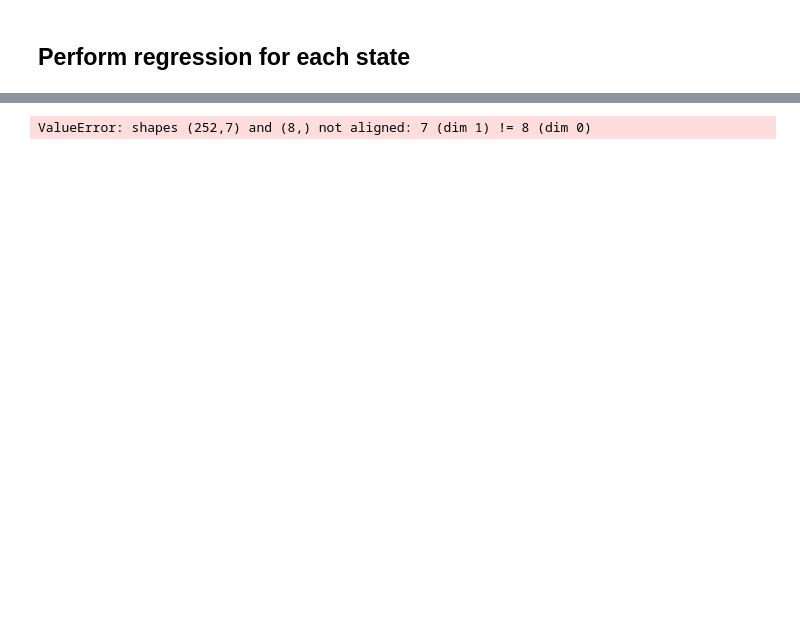
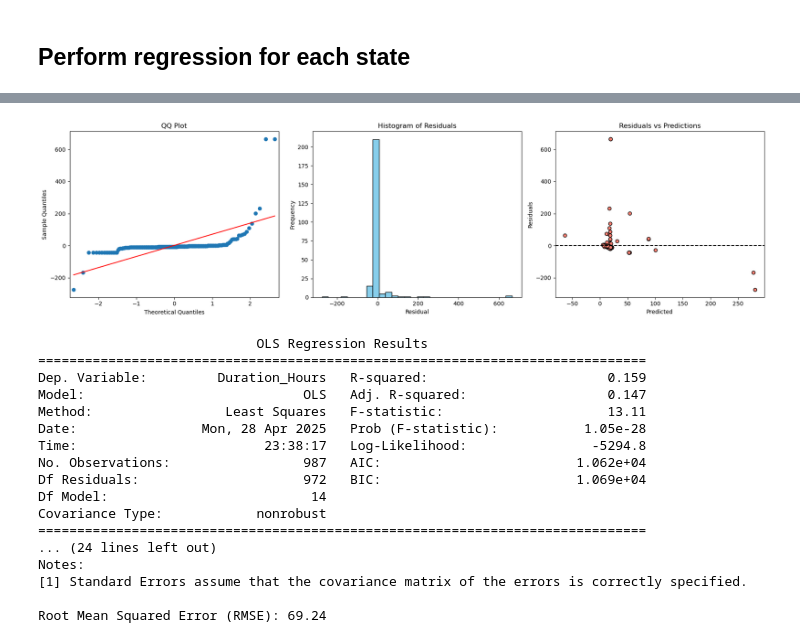
Before and after one commit to JerryZ-code/JZ_IFN695, a Jupyter notebook: 3.3.regression_with_unique_outages.ipynb, the cells around one changed output, grey strips where cells are left out. Saved outputs shown, nothing was run; the diff lists cells and outputs as text; code cells hidden in the pictures; blank space fills up the shorter version.

```diff
--- a/3.3.regression_with_unique_outages.ipynb
+++ b/3.3.regression_with_unique_outages.ipynb
@@ -164,7 +147,24 @@ Root Mean Squared Error (RMSE): 65.98
 # %%
 regression_summary_and_plots(VIC,
-                             ['Recall_Day_Hours', 'Recall_Night_Hours', 'Generator Aware?', 'DNSP Aware?', 'Inter-Regional', 'Reason'])
+                             ['Recall_Day_Hours', 'Generator Aware?', 'DNSP Aware?', 'Inter-Regional', 'Reason', 'Status_Code', 'Asset Type'])
 # %% [output]
+[figure, added]
-ValueError: shapes (252,7) and (8,) not aligned: 7 (dim 1) != 8 (dim 0)
+                            OLS Regression Results
+==============================================================================
+Dep. Variable:         Duration_Hours   R-squared:                       0.159
+Model:                            OLS   Adj. R-squared:                  0.147
+Method:                 Least Squares   F-statistic:                     13.11
+Date:                Mon, 28 Apr 2025   Prob (F-statistic):           1.05e-28
+Time:                        23:38:17   Log-Likelihood:                -5294.8
+No. Observations:                 987   AIC:                         1.062e+04
+Df Residuals:                     972   BIC:                         1.069e+04
+Df Model:                          14
+Covariance Type:            nonrobust
+==============================================================================
+... (24 lines left out)
+Notes:
+[1] Standard Errors assume that the covariance matrix of the errors is correctly specified.
+
+Root Mean Squared Error (RMSE): 69.24
 # %%
 regression_summary_and_plots(TAS,
```
Also changed, not shown: parts of 7 cells of this notebook, 4 other files.
